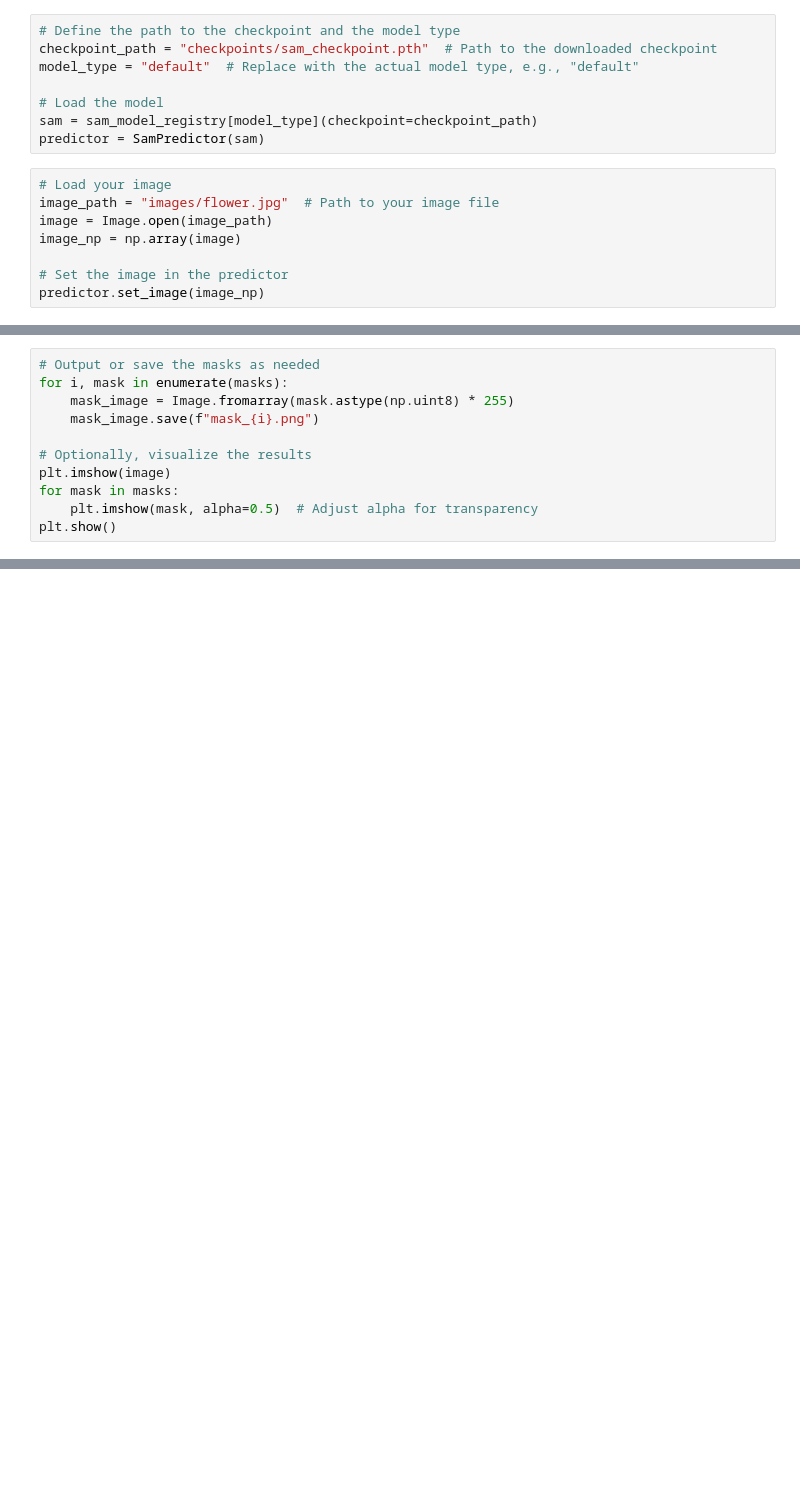
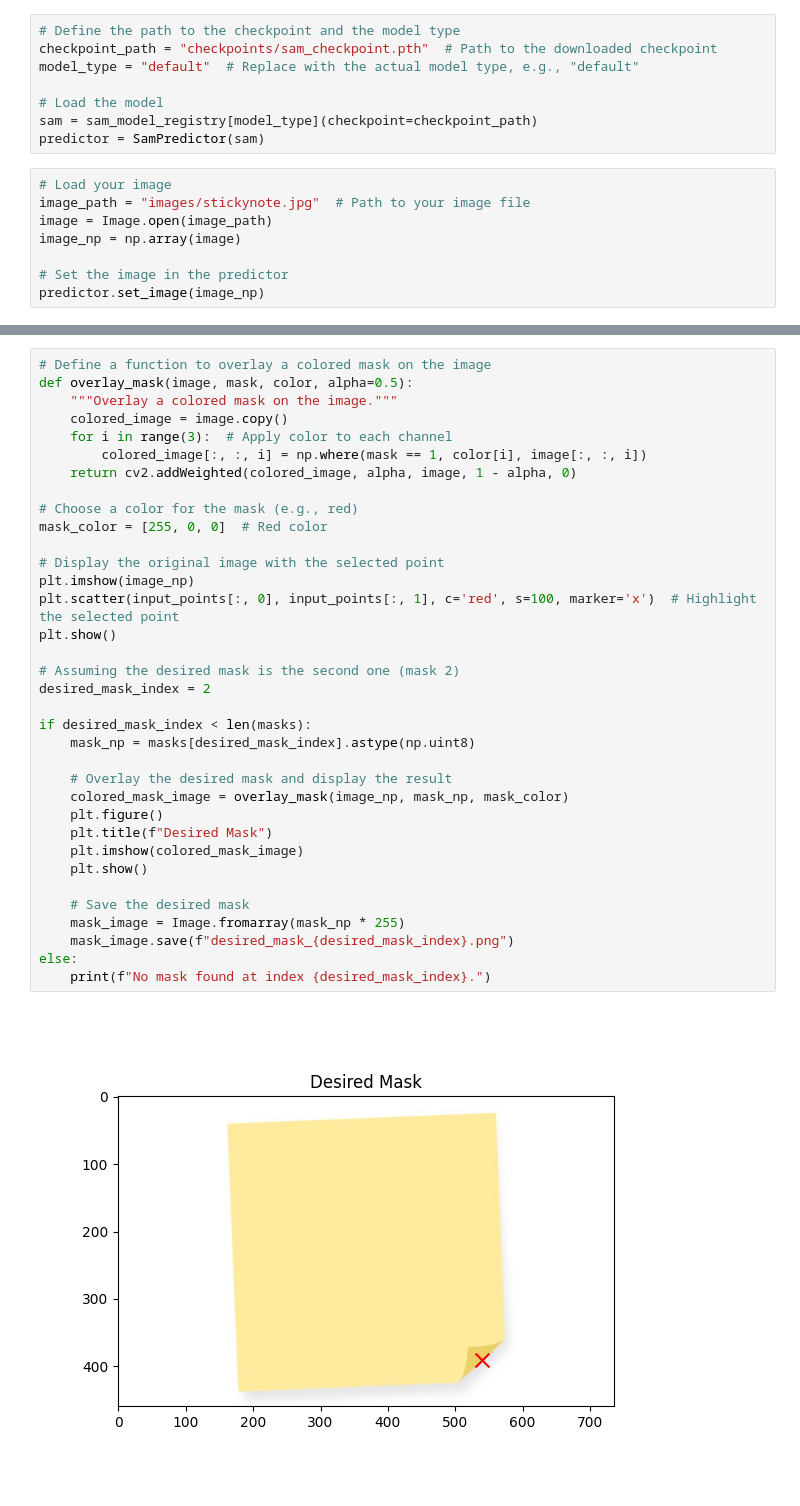
Before and after one commit to GBK2002/segment-image, a Jupyter notebook: segment-image.ipynb, the cells around one changed output, grey strips where cells are left out. Cells and saved outputs as stored; diff of their text form; blank space fills up the shorter version.

```diff
--- a/segment-image.ipynb
+++ b/segment-image.ipynb
@@ -61,7 +16,7 @@ sam = sam_model_registry[model_type](checkpoint=checkpoint_path)
 predictor = SamPredictor(sam)
 # %%
 # Load your image
-image_path = "images/flower.jpg"  # Path to your image file
+image_path = "images/stickynote.jpg"  # Path to your image file
 image = Image.open(image_path)
 image_np = np.array(image)
 
@@ -85,11 +24,0 @@ print(masks.shape)
-# %%
-# Output or save the masks as needed
-for i, mask in enumerate(masks):
-    mask_image = Image.fromarray(mask.astype(np.uint8) * 255)
-    mask_image.save(f"mask_{i}.png")
-
-# Optionally, visualize the results
-plt.imshow(image)
-for mask in masks:
-    plt.imshow(mask, alpha=0.5)  # Adjust alpha for transparency
-plt.show()
@@ -97,0 +67,37 @@ plt.show()
+# %%
+# Define a function to overlay a colored mask on the image
+def overlay_mask(image, mask, color, alpha=0.5):
+    """Overlay a colored mask on the image."""
+    colored_image = image.copy()
+    for i in range(3):  # Apply color to each channel
+        colored_image[:, :, i] = np.where(mask == 1, color[i], image[:, :, i])
+    return cv2.addWeighted(colored_image, alpha, image, 1 - alpha, 0)
+
+# Choose a color for the mask (e.g., red)
+mask_color = [255, 0, 0]  # Red color
+
+# Display the original image with the selected point
+plt.imshow(image_np)
+plt.scatter(input_points[:, 0], input_points[:, 1], c='red', s=100, marker='x')  # Highlight the selected point
+plt.show()
+
+# Assuming the desired mask is the second one (mask 2)
+desired_mask_index = 2
+
+if desired_mask_index < len(masks):
+    mask_np = masks[desired_mask_index].astype(np.uint8)
+
+    # Overlay the desired mask and display the result
+    colored_mask_image = overlay_mask(image_np, mask_np, mask_color)
+    plt.figure()
+    plt.title(f"Desired Mask")
+    plt.imshow(colored_mask_image)
+    plt.show()
+
+    # Save the desired mask
+    mask_image = Image.fromarray(mask_np * 255)
+    mask_image.save(f"desired_mask_{desired_mask_index}.png")
+else:
+    print(f"No mask found at index {desired_mask_index}.")
+# %% [output]
+[figure, added]
```
Also changed, not shown: parts of 12 cells of this notebook, 1 other file.
